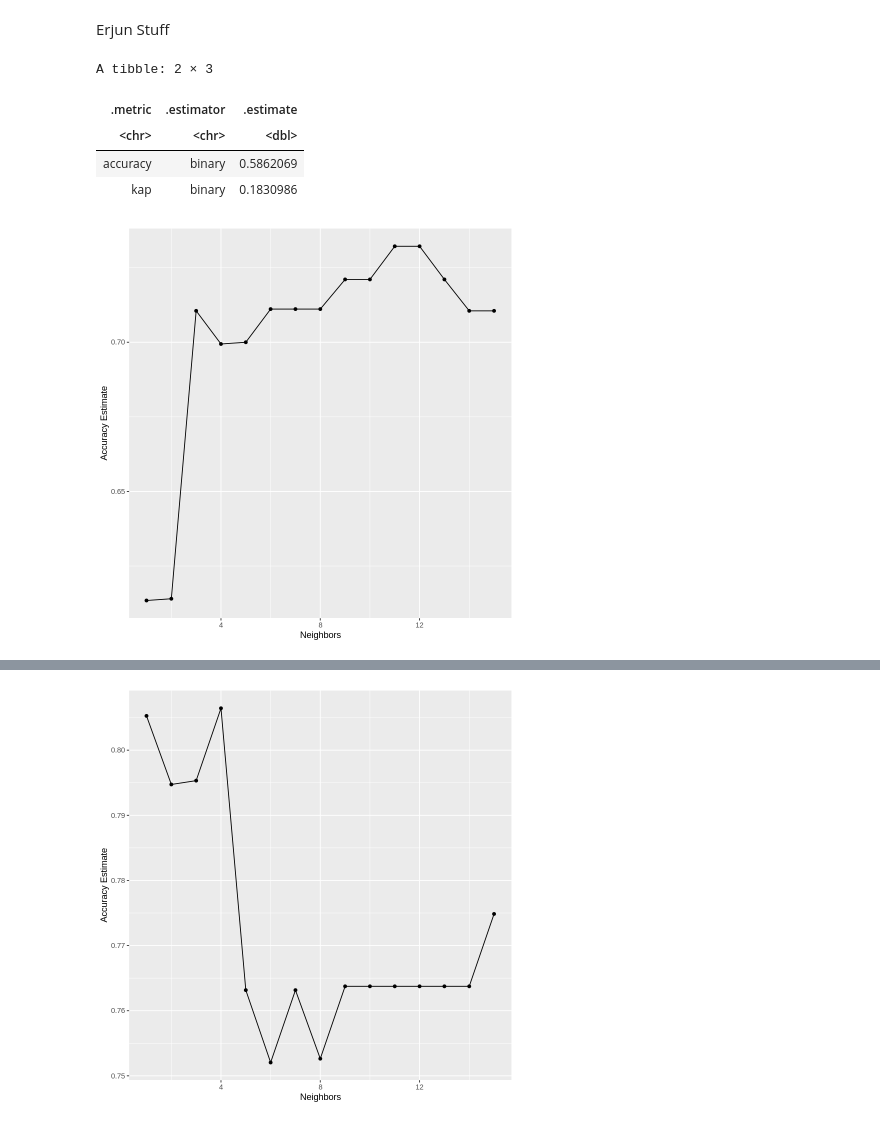
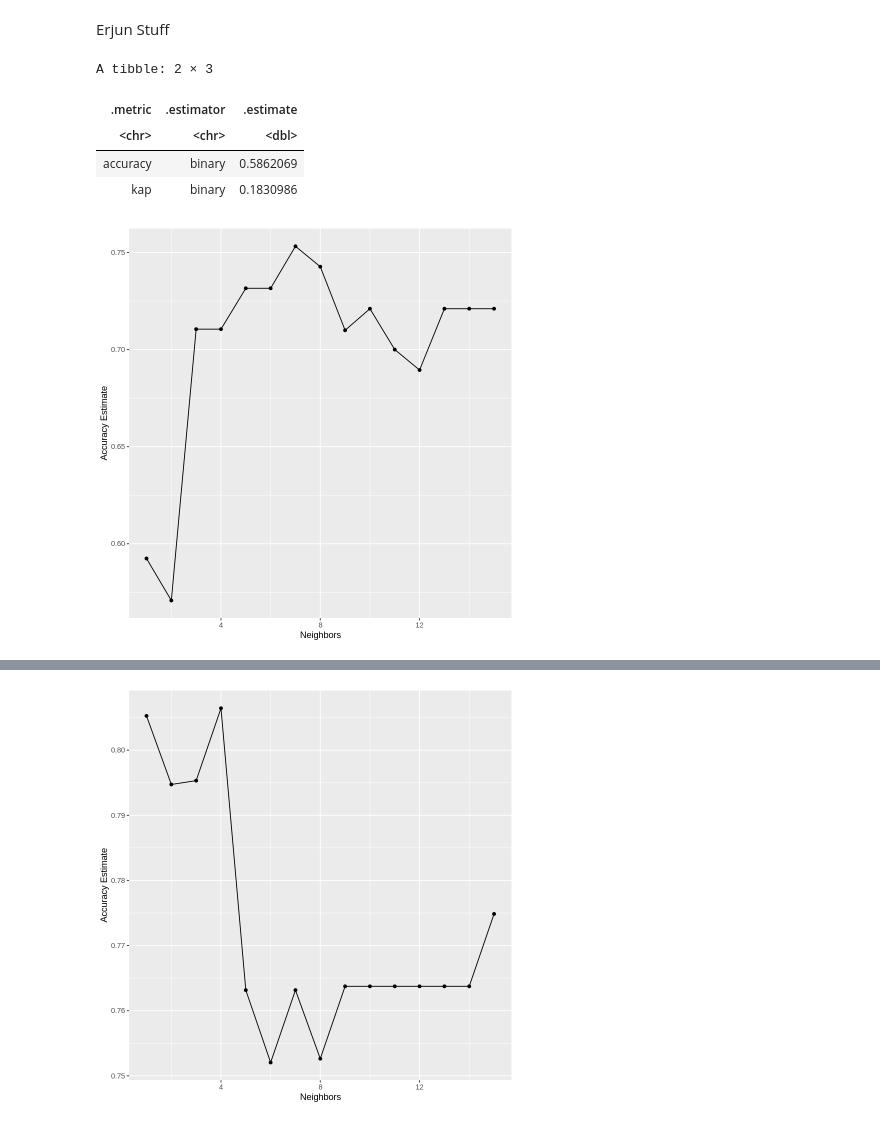
Before and after one commit to Bchau02/DSCI-100-Group-11-Project, a Jupyter notebook: Project.ipynb, the cells around one changed output, grey strips where cells are left out. Cells and saved outputs as stored; diff of their text form; code cells hidden in the pictures.

Commit message:
Grid Fixes

```diff
--- a/Project.ipynb
+++ b/Project.ipynb
@@ -1264,7 +1284,7 @@ Bej_Tem_recipe_scaled <- recipe(Class ~ Temperature + RH, data=Bejaia_train) %>%
 knn_Tem_results_tune <- workflow() %>%
   add_recipe(Bej_Tem_recipe_scaled) %>%
   add_model(knn_spec_tune) %>%
-  tune_grid(resamples =Bej_vfold_FFMC_C , grid = k_vals) %>%
+  tune_grid(resamples =Bej_vfold_C , grid = k_vals) %>%
   collect_metrics()
 
 accuracies_bej_Tem <- knn_Tem_results_tune %>%
@@ -1272,34 +1292,34 @@ accuracies_bej_Tem <- knn_Tem_results_tune %>%
 
 accuracy_vs_k <- ggplot(accuracies_bej_Tem, aes(x = neighbors, y = mean)) +
   geom_point() +
   geom_line() +
   labs(x = "Neighbors", y = "Accuracy Estimate")+
   scale_x_continuous()
 accuracy_vs_k
 
 Bej_knn_spec_Tem_C <- nearest_neighbor(weight_func="rectangular", neighbors=12) %>%
     set_engine("kknn") %>%
     set_mode("classification")
 
 Bej_Tem_Fit_C <- workflow() %>%
     add_recipe(Bej_Tem_recipe_scaled) %>%
     add_model(Bej_knn_spec_C) %>%
     fit(data=Bejaia_train)
 
 Bej_Tem_prediction <- predict(Bej_Tem_Fit_C, Bejaia_test) %>%
     bind_cols(Bejaia_test)
 
 
 Bej_Tem_prediction_accuracy <- Bej_Tem_prediction %>%
     metrics(truth=Class, estimate= .pred_class)
 Bej_Tem_prediction_accuracy
 # %% [output]
 A tibble: 2 × 3
 | .metric | .estimator | .estimate |
 | <chr> | <chr> | <dbl> |
 | accuracy | binary | 0.5862069 |
 | kap | binary | 0.1830986 |
-[figure, old version]
+[figure, new version]
 # %%
 Sidi_Temp_recipe_scaled <- recipe(Classes ~ Temperature + RH, data=Sidi_Bel_Abbes_train) %>%
     step_scale(all_predictors()) %>%
```
Also changed, not shown: parts of 14 cells of this notebook.
